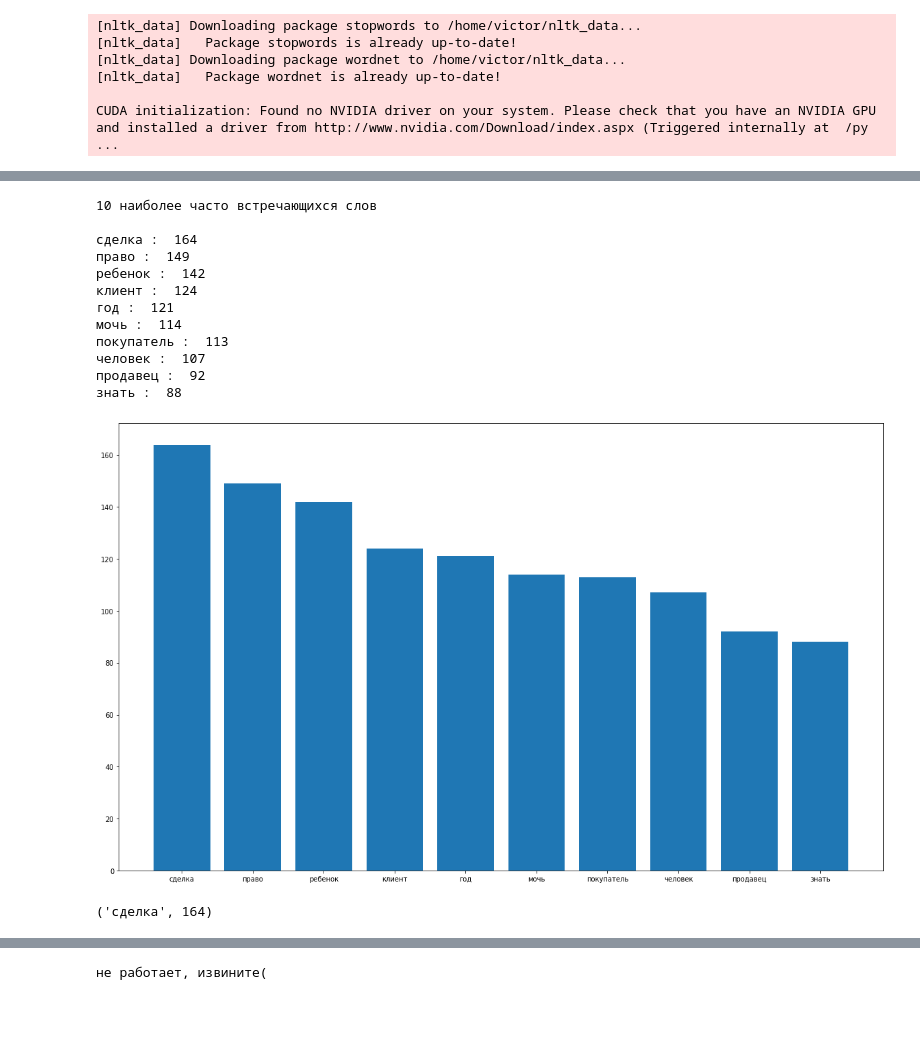
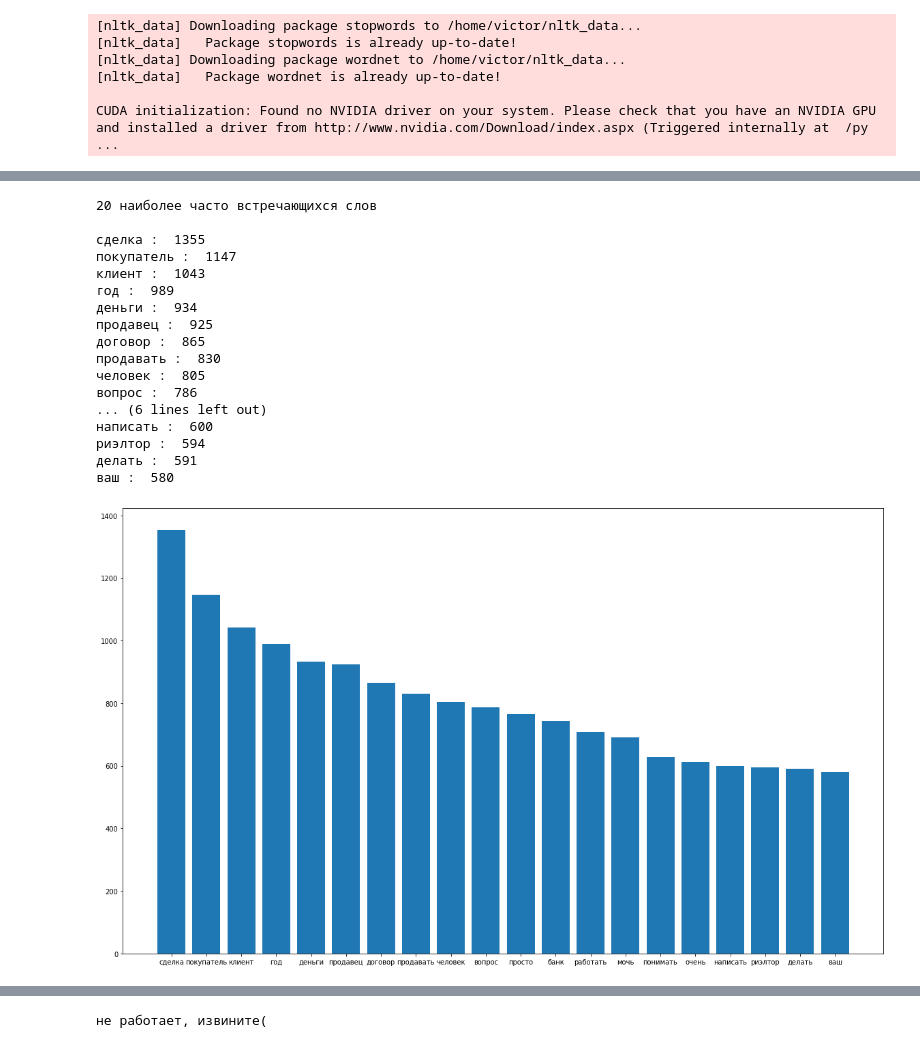
Before and after one commit to VityaVitalich/fb, a Jupyter notebook: NLP_fb.ipynb, the cells around one changed output, grey strips where cells are left out. Drawn from its saved outputs; the diff is of its cells as text; code cells hidden in the pictures; blank space fills up the shorter version.

```diff
--- a/NLP_fb.ipynb
+++ b/NLP_fb.ipynb
@@ -65,0 +64,5 @@ df = pd.read_csv("fb.csv", index_col=0)
+# %%
+df = pd.read_csv("fb1.csv", index_col=0)
+df = df.drop(columns=['entry_id', 'hash_sum', 'tech_load_ts'])
+df = df.dropna()
+df.index = np.arange(len(df))
@@ -593,8 +600,6 @@ class TextAnalyzer:
             plt.title(title)
             plt.grid(True)
             plt.show()
-# %%
-df = pd.read_csv("fb.csv", index_col=0)
 # %%
 test = TextAnalyzer(df)
 # %%
@@ -632,23 +637,24 @@ test.context('ребенок', k=15, ngram=1)
 # %%
-test.frequency(10, 'comment', start_date=[28,9,2020])
+test.frequency(20, 'comment', start_date=[28,9,2020])
 # %% [output]
-10 наиболее часто встречающихся слов
+20 наиболее часто встречающихся слов
 
-сделка :  164
-право :  149
-ребенок :  142
-клиент :  124
-год :  121
-мочь :  114
-покупатель :  113
-человек :  107
-продавец :  92
-знать :  88
+сделка :  1355
+покупатель :  1147
+клиент :  1043
+год :  989
+деньги :  934
+продавец :  925
+договор :  865
+продавать :  830
+человек :  805
+вопрос :  786
+... (6 lines left out)
+написать :  600
+риэлтор :  594
+делать :  591
+ваш :  580
-[figure, old version]
+[figure, new version]
-# %%
-test.word_counter.most_common(3)[0]
-# %% [output]
-('сделка', 164)
 # %%
 test.date_unique(15, start_date=[3,10,2020])
 # %% [output]
```
Also changed, not shown: parts of 54 cells of this notebook, 2 other files.
